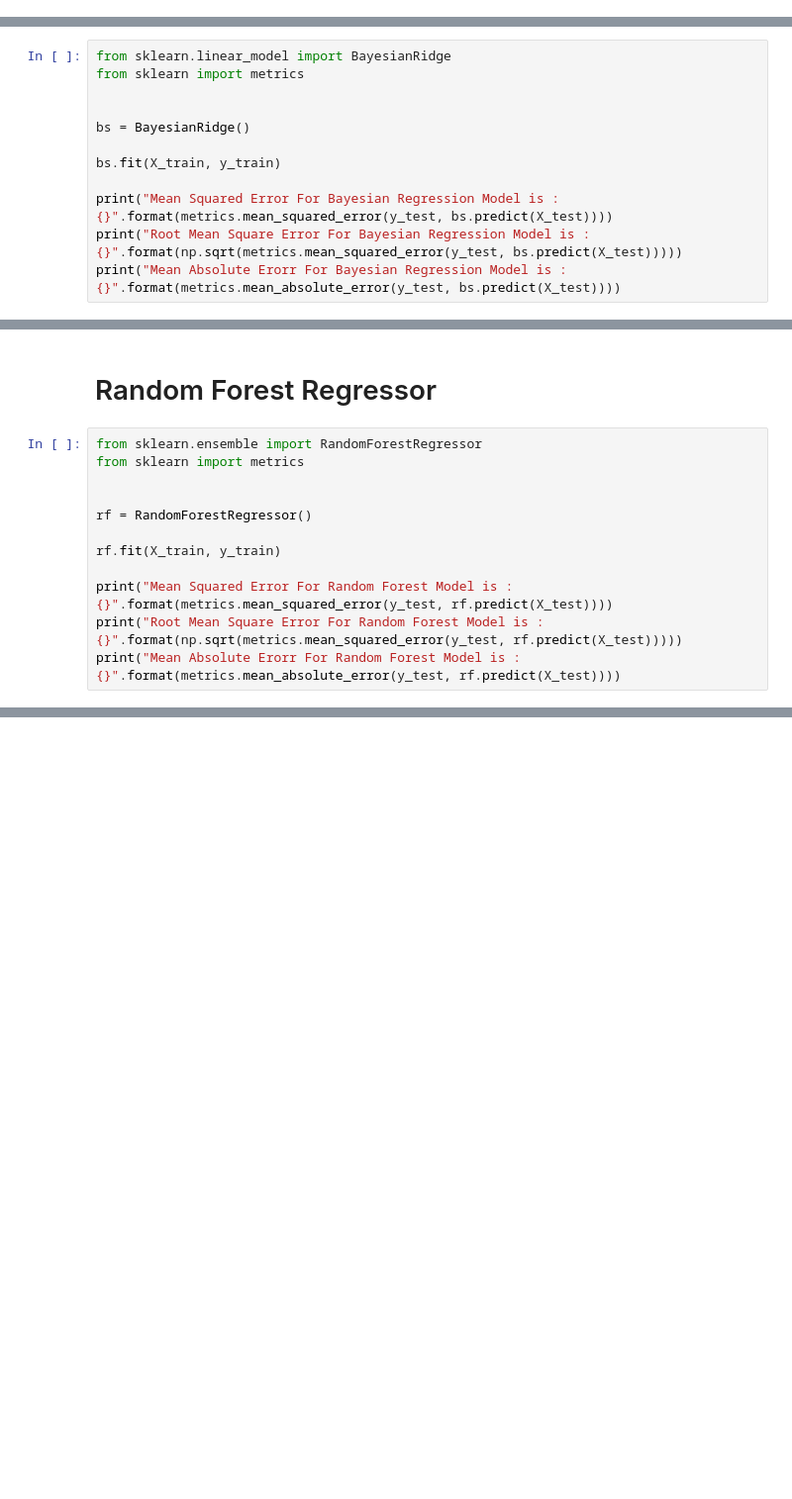
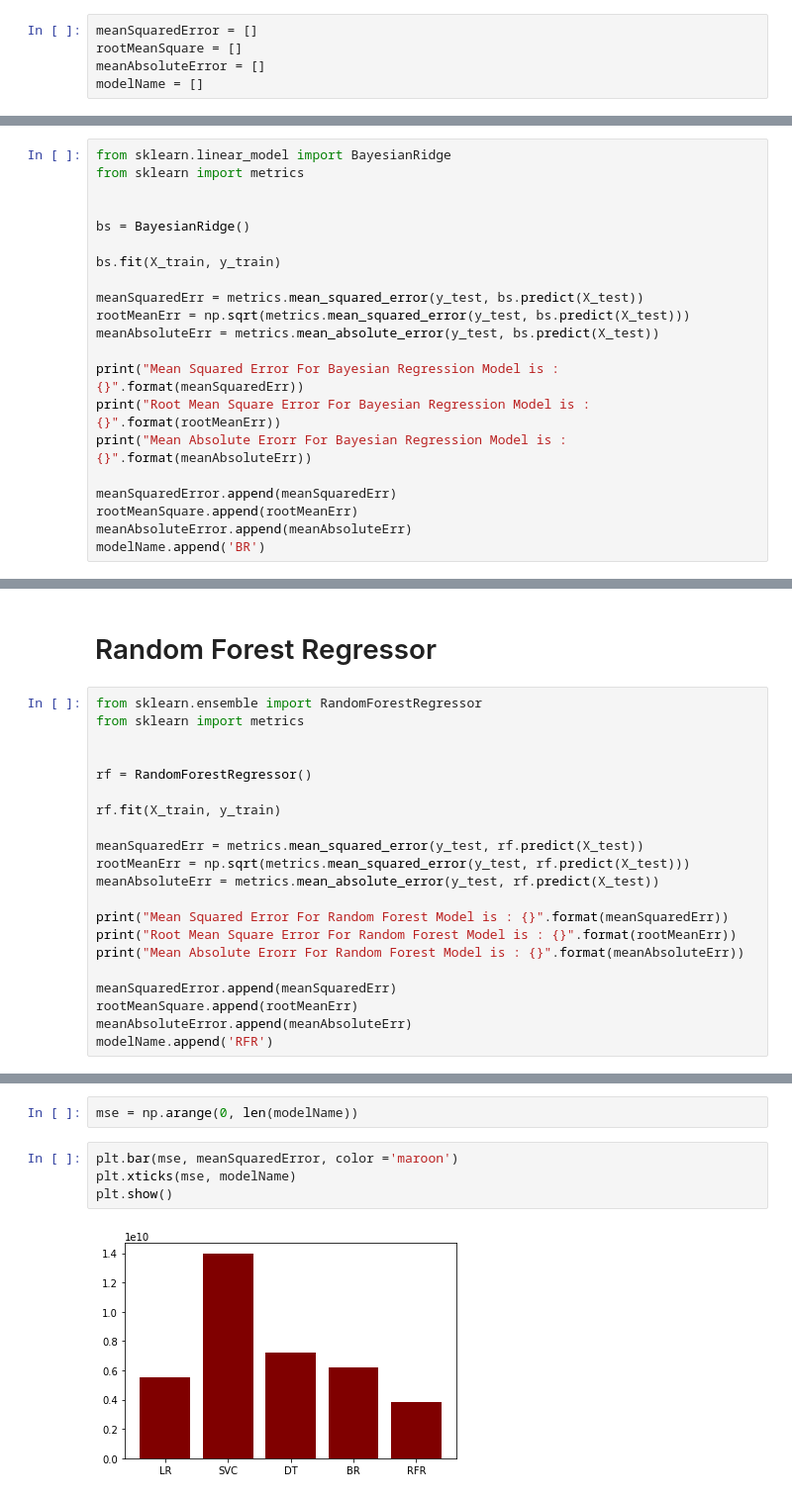
Before and after one commit to anuragbansal009/DMA-LabWork, a Jupyter notebook: Regression Models Housing Dataset.ipynb, the cells around one changed output, grey strips where cells are left out. Shown: that part at 99% size. Drawn from its saved outputs; the diff is of its cells as text; blank space fills up the shorter version.

Commit message:
Kaggle Notebook | Regression Models Housing Dataset | Version 3

```diff
--- a/Regression Models Housing Dataset.ipynb
+++ b/Regression Models Housing Dataset.ipynb
@@ -131,3 +133,8 @@ X_train, X_test, y_train, y_test = train_test_split(X, y, test_size = 0.3, rando
+# %%
+meanSquaredError = []
+rootMeanSquare = []
+meanAbsoluteError = []
+modelName = []
 # %% [markdown]
 # Linear Regression
 # %%
@@ -193,9 +227,18 @@ bs = BayesianRidge()
 
 bs.fit(X_train, y_train)
 
-print("Mean Squared Error For Bayesian Regression Model is : {}".format(metrics.mean_squared_error(y_test, bs.predict(X_test))))
-print("Root Mean Square Error For Bayesian Regression Model is : {}".format(np.sqrt(metrics.mean_squared_error(y_test, bs.predict(X_test)))))
-print("Mean Absolute Erorr For Bayesian Regression Model is : {}".format(metrics.mean_absolute_error(y_test, bs.predict(X_test))))
+meanSquaredErr = metrics.mean_squared_error(y_test, bs.predict(X_test))
+rootMeanErr = np.sqrt(metrics.mean_squared_error(y_test, bs.predict(X_test)))
+meanAbsoluteErr = metrics.mean_absolute_error(y_test, bs.predict(X_test))
+
+print("Mean Squared Error For Bayesian Regression Model is : {}".format(meanSquaredErr))
+print("Root Mean Square Error For Bayesian Regression Model is : {}".format(rootMeanErr))
+print("Mean Absolute Erorr For Bayesian Regression Model is : {}".format(meanAbsoluteErr))
+
+meanSquaredError.append(meanSquaredErr)
+rootMeanSquare.append(rootMeanErr)
+meanAbsoluteError.append(meanAbsoluteErr)
+modelName.append('BR')
 # %% [output]
 Mean Squared Error For Bayesian Regression Model is : 6172501897.225618
 Root Mean Square Error For Bayesian Regression Model is : 78565.27157227689
@@ -211,7 +254,16 @@ rf = RandomForestRegressor()
 
 rf.fit(X_train, y_train)
 
-print("Mean Squared Error For Random Forest Model is : {}".format(metrics.mean_squared_error(y_test, rf.predict(X_test))))
-print("Root Mean Square Error For Random Forest Model is : {}".format(np.sqrt(metrics.mean_squared_error(y_test, rf.predict(X_test)))))
-print("Mean Absolute Erorr For Random Forest Model is : {}".format(metrics.mean_absolute_error(y_test, rf.predict(X_test))))
+meanSquaredErr = metrics.mean_squared_error(y_test, rf.predict(X_test))
+rootMeanErr = np.sqrt(metrics.mean_squared_error(y_test, rf.predict(X_test)))
+meanAbsoluteErr = metrics.mean_absolute_error(y_test, rf.predict(X_test))
+
+print("Mean Squared Error For Random Forest Model is : {}".format(meanSquaredErr))
+print("Root Mean Square Error For Random Forest Model is : {}".format(rootMeanErr))
+print("Mean Absolute Erorr For Random Forest Model is : {}".format(meanAbsoluteErr))
+
+meanSquaredError.append(meanSquaredErr)
+rootMeanSquare.append(rootMeanErr)
+meanAbsoluteError.append(meanAbsoluteErr)
+modelName.append('RFR')
 # %% [output]
@@ -220,0 +273,8 @@ Mean Absolute Erorr For Random Forest Model is : 42536.72995155039
+# %%
+mse = np.arange(0, len(modelName))
+# %%
+plt.bar(mse, meanSquaredError, color ='maroon')
+plt.xticks(mse, modelName)
+plt.show()
+# %% [output]
+[figure, added]
```
Also changed, not shown: parts of 7 cells of this notebook.
